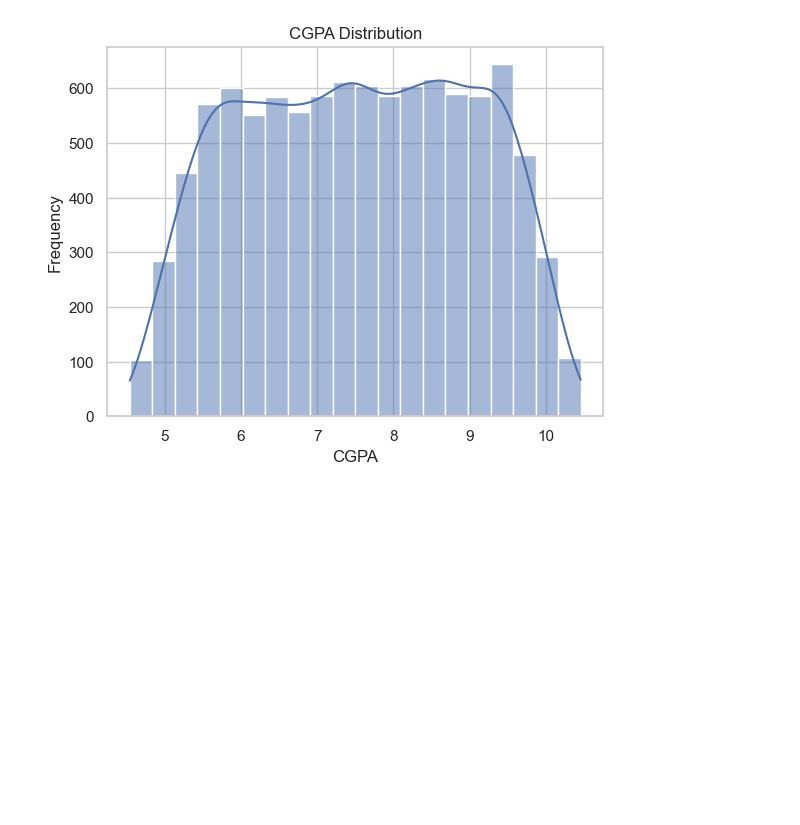
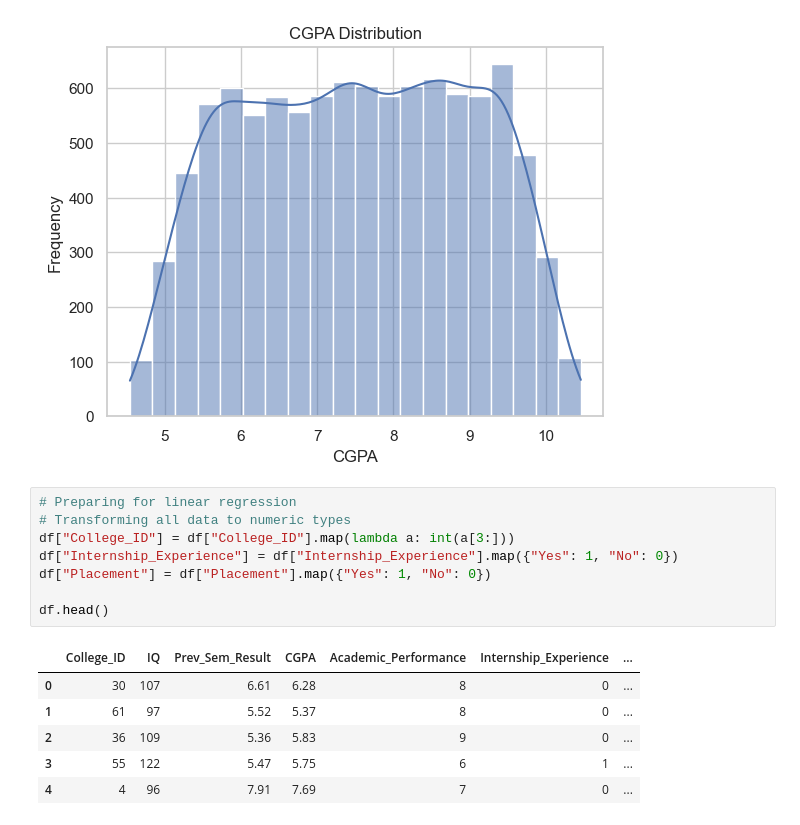
Before and after one commit to p0linal1/College-Placement-Analysis, a Jupyter notebook: AMATH 383 Final.ipynb, the cells around one changed output. Cells and saved outputs as stored; diff of their text form; blank space fills up the shorter version.

Commit message:
Logistic regression start

```diff
--- a/AMATH 383 Final.ipynb
+++ b/AMATH 383 Final.ipynb
@@ -91,3 +91,18 @@ plt.show()
 [figure]
 [figure]
 [figure]
+# %%
+# Preparing for linear regression
+# Transforming all data to numeric types
+df["College_ID"] = df["College_ID"].map(lambda a: int(a[3:]))
+df["Internship_Experience"] = df["Internship_Experience"].map({"Yes": 1, "No": 0})
+df["Placement"] = df["Placement"].map({"Yes": 1, "No": 0})
+
+df.head()
+# %% [output]
+|  | College_ID | IQ | Prev_Sem_Result | CGPA | Academic_Performance | Internship_Experience | ... |
+| 0 | 30 | 107 | 6.61 | 6.28 | 8 | 0 | ... |
+| 1 | 61 | 97 | 5.52 | 5.37 | 8 | 0 | ... |
+| 2 | 36 | 109 | 5.36 | 5.83 | 9 | 0 | ... |
+| 3 | 55 | 122 | 5.47 | 5.75 | 6 | 1 | ... |
+| 4 | 4 | 96 | 7.91 | 7.69 | 7 | 0 | ... |
```
Also changed, not shown: parts of 4 cells of this notebook, 1 other file.
